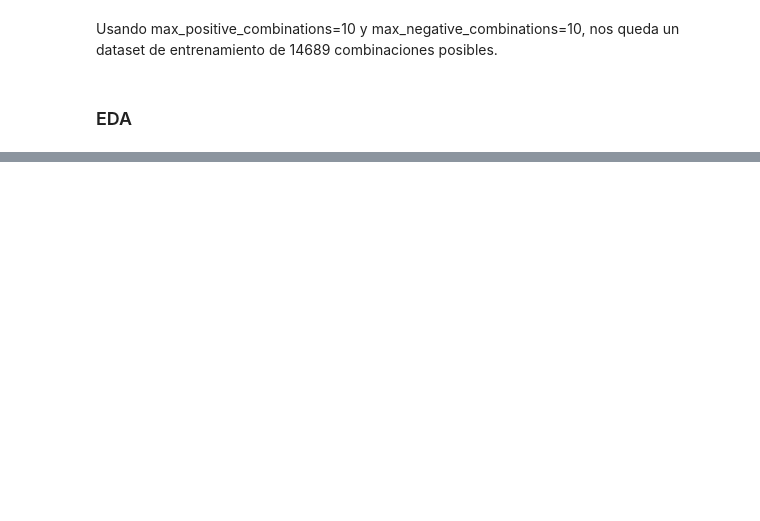
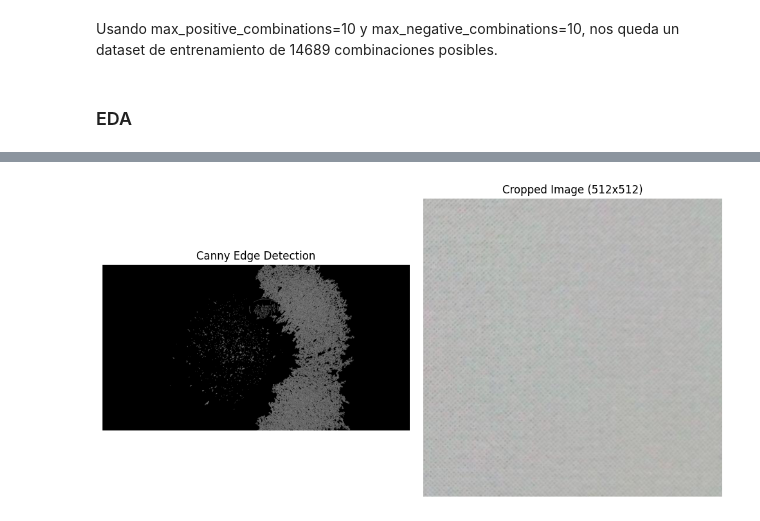
Before and after one commit to Octadeshays/cv2_pill_classification, a Jupyter notebook: notebooks/dataset_building.ipynb, the cells around one changed output, grey strips where cells are left out. Saved outputs shown, nothing was run; the diff lists cells and outputs as text; code cells hidden in the pictures; blank space fills up the shorter version.

```diff
--- a/notebooks/dataset_building.ipynb
+++ b/notebooks/dataset_building.ipynb
@@ -239,0 +243,59 @@ show_sample(train_dataset)
+# %%
+import cv2
+from matplotlib import pyplot as plt
+
+# Load the uploaded image
+image_path = '../data/selected_split_data/test/advil_ultra_forte/advil_ultra_forte_u_003.jpg'
+image = cv2.imread(image_path)
+
+# Convert to grayscale
+gray = cv2.cvtColor(image, cv2.COLOR_BGR2GRAY)
+
+# Apply Gaussian blur to smooth the image
+#blurred = cv2.GaussianBlur(gray, (5, 5), 0)
+
+# Apply Canny edge detector
+edges = cv2.Canny(gray, threshold1=10, threshold2=200)
+
+# Find contours based on edges
+contours, _ = cv2.findContours(edges.copy(), cv2.RETR_EXTERNAL, cv2.CHAIN_APPROX_SIMPLE)
+
+# Sort contours by area and get the largest one (which should be the pill)
+contours = sorted(contours, key=cv2.contourArea, reverse=True)
+pill_contour = contours[0]
+
+# Get the bounding box of the largest contour
+x, y, w, h = cv2.boundingRect(pill_contour)
+
+# Define the center of the bounding box
+center_x, center_y = x + w // 2, y + h // 2
+
+# Define the 224x224 bounding box around the pill
+start_x = max(0, center_x - 256)
+start_y = max(0, center_y - 256)
+end_x = min(image.shape[1], center_x + 256)
+end_y = min(image.shape[0], center_y + 256)
+
+# Crop the region around the pill
+cropped_image = image[start_y:end_y, start_x:end_x]
+
+# Plot the Canny edge detection result alongside the cropped image
+
+plt.figure(figsize=(10, 5))
+
+# Plot original image with Canny edges
+plt.subplot(1, 2, 1)
+plt.imshow(edges, cmap='gray')
+plt.title("Canny Edge Detection")
+plt.axis('off')
+
+# Plot the cropped image around the pill
+plt.subplot(1, 2, 2)
+plt.imshow(cv2.cvtColor(cropped_image, cv2.COLOR_BGR2RGB))
+plt.title("Cropped Image (512x512)")
+plt.axis('off')
+
+plt.tight_layout()
+plt.show()
+# %% [output]
+[figure, added]
```
Also changed, not shown: parts of 10 cells of this notebook, 1 other file.
